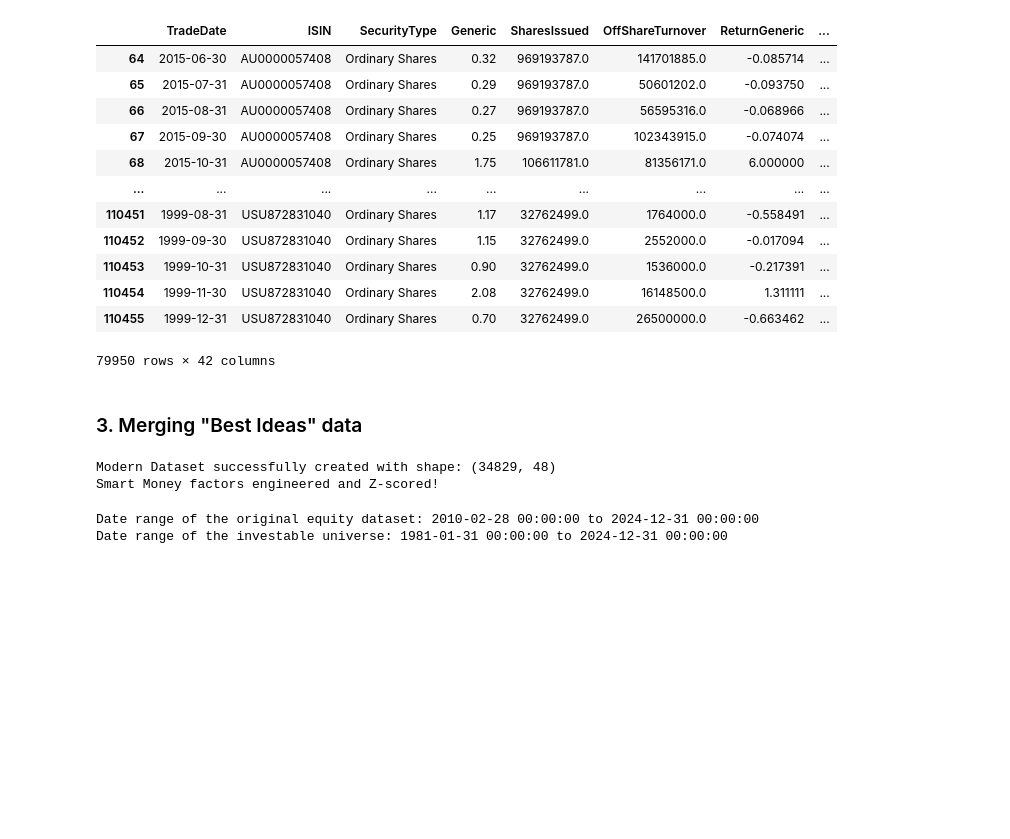
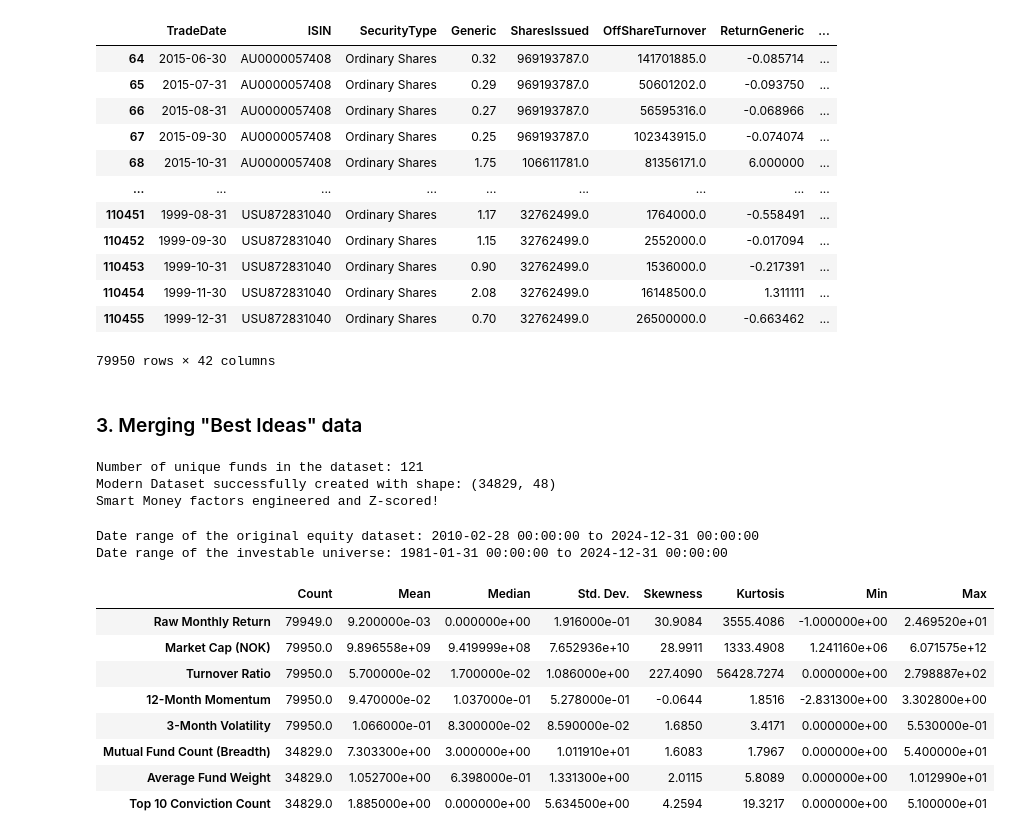
Before and after one commit to DonKubini/Man-vs.-Machine-on-the-Oslo-B-rs, a Jupyter notebook: Python files/Data Cleaning.ipynb, the cells around one changed output. Saved outputs shown, nothing was run; the diff lists cells and outputs as text; code cells hidden in the pictures; blank space fills up the shorter version.

```diff
--- a/Python files/Data Cleaning.ipynb
+++ b/Python files/Data Cleaning.ipynb
@@ -363,6 +366,9 @@ portfolios_df = pd.read_csv('../Data/portfolios_master_updated.csv')
 
 # Drop any rows where the stock ISIN is missing (e.g., Cash or external bonds)
 portfolios_df = portfolios_df.dropna(subset=['stock_isin']).copy()
+
+# Check the number of unique funds
+print(f"Number of unique funds in the dataset: {portfolios_df['fund_name'].nunique()}")
 
 # Align the portfolio dates to the End-of-Month to match your Master Equity Panel
 portfolios_df['date'] = pd.to_datetime(portfolios_df['date']) + pd.offsets.MonthEnd(0)
@@ -432,6 +438,7 @@ modern_equity_df = modern_equity_df.drop(columns=['stock_isin', 'date'])
 print(f"Modern Dataset successfully created with shape: {modern_equity_df.shape}")
 print("Smart Money factors engineered and Z-scored!")
 # %% [output]
+Number of unique funds in the dataset: 121
 Modern Dataset successfully created with shape: (34829, 48)
 Smart Money factors engineered and Z-scored!
 # %%
@@ -444,3 +451,76 @@ print("Date range of the investable universe:", investable_universe['TradeDate']
 # %% [output]
 Date range of the original equity dataset: 2010-02-28 00:00:00 to 2024-12-31 00:00:00
 Date range of the investable universe: 1981-01-31 00:00:00 to 2024-12-31 00:00:00
+# %%
+import pandas as pd
+import numpy as np
+
+# -------------------------------------------------------------------
+# 1. FIX THE INFINITY BUG
+# Replace 'inf' and '-inf' with NaN so mathematical functions work
+# -------------------------------------------------------------------
+investable_universe = investable_universe.replace([np.inf, -np.inf], np.nan)
+modern_equity_df = modern_equity_df.replace([np.inf, -np.inf], np.nan)
+
+
+# -------------------------------------------------------------------
+# 2. PANEL A: HISTORICAL DATASET (Base Features)
+# -------------------------------------------------------------------
+base_features = ['Target_raw', 'mkt_cap', 'turnover', 'mom_12m', 'vol_3m']
+
+stats_hist = investable_universe[base_features].describe().T
+stats_hist['Skewness'] = investable_universe[base_features].skew()
+stats_hist['Kurtosis'] = investable_universe[base_features].kurtosis()
+
+# Rename Index for Panel A
+stats_hist.index = [
+    'Raw Monthly Return',
+    'Market Cap (NOK)',
+    'Turnover Ratio',
+    '12-Month Momentum',
+    '3-Month Volatility'
+]
+
+
+# -------------------------------------------------------------------
+# 3. PANEL B: MODERN DATASET (Smart Money Features)
+# -------------------------------------------------------------------
+smart_features = ['BI_Fund_Count', 'BI_Avg_Weight', 'BI_Top10_Count']
+
+stats_mod = modern_equity_df[smart_features].describe().T
+stats_mod['Skewness'] = modern_equity_df[smart_features].skew()
+stats_mod['Kurtosis'] = modern_equity_df[smart_features].kurtosis()
+
+# Rename Index for Panel B
+stats_mod.index = [
+    'Mutual Fund Count (Breadth)',
+    'Average Fund Weight',
+    'Top 10 Conviction Count'
+]
+
+
+# -------------------------------------------------------------------
+# 4. COMBINE AND FORMAT FOR THESIS
+# -------------------------------------------------------------------
+# Combine Panel A and Panel B
+academic_table = pd.concat([stats_hist, stats_mod])
+
+# Filter and rename columns
+academic_table = academic_table[['count', 'mean', '50%', 'std', 'Skewness', 'Kurtosis', 'min', 'max']].copy()
+academic_table.columns = ['Count', 'Mean', 'Median', 'Std. Dev.', 'Skewness', 'Kurtosis', 'Min', 'Max']
+
+# Display the final table
+display(academic_table.round(4))
+
+# Export to CSV so you can copy-paste to Word
+academic_table.round(4).to_csv('../Data/Table_1_Summary_Stats_Fixed.csv')
+# %% [output]
+|  | Count | Mean | Median | Std. Dev. | Skewness | Kurtosis | Min | Max |
+| Raw Monthly Return | 79949.0 | 9.200000e-03 | 0.000000e+00 | 1.916000e-01 | 30.9084 | 3555.4086 | -1.000000e+00 | 2.469520e+01 |
+| Market Cap (NOK) | 79950.0 | 9.896558e+09 | 9.419999e+08 | 7.652936e+10 | 28.9911 | 1333.4908 | 1.241160e+06 | 6.071575e+12 |
+| Turnover Ratio | 79950.0 | 5.700000e-02 | 1.700000e-02 | 1.086000e+00 | 227.4090 | 56428.7274 | 0.000000e+00 | 2.798887e+02 |
+| 12-Month Momentum | 79950.0 | 9.470000e-02 | 1.037000e-01 | 5.278000e-01 | -0.0644 | 1.8516 | -2.831300e+00 | 3.302800e+00 |
+| 3-Month Volatility | 79950.0 | 1.066000e-01 | 8.300000e-02 | 8.590000e-02 | 1.6850 | 3.4171 | 0.000000e+00 | 5.530000e-01 |
+| Mutual Fund Count (Breadth) | 34829.0 | 7.303300e+00 | 3.000000e+00 | 1.011910e+01 | 1.6083 | 1.7967 | 0.000000e+00 | 5.400000e+01 |
+| Average Fund Weight | 34829.0 | 1.052700e+00 | 6.398000e-01 | 1.331300e+00 | 2.0115 | 5.8089 | 0.000000e+00 | 1.012990e+01 |
+| Top 10 Conviction Count | 34829.0 | 1.885000e+00 | 0.000000e+00 | 5.634500e+00 | 4.2594 | 19.3217 | 0.000000e+00 | 5.100000e+01 |
```
Also changed, not shown: parts of 2 cells of this notebook, 4 other files.
